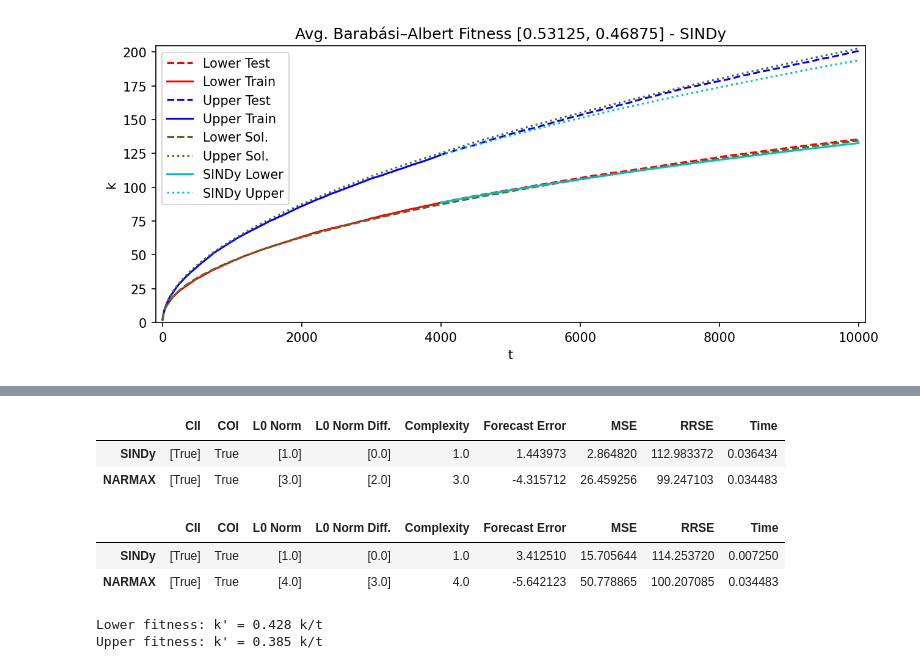
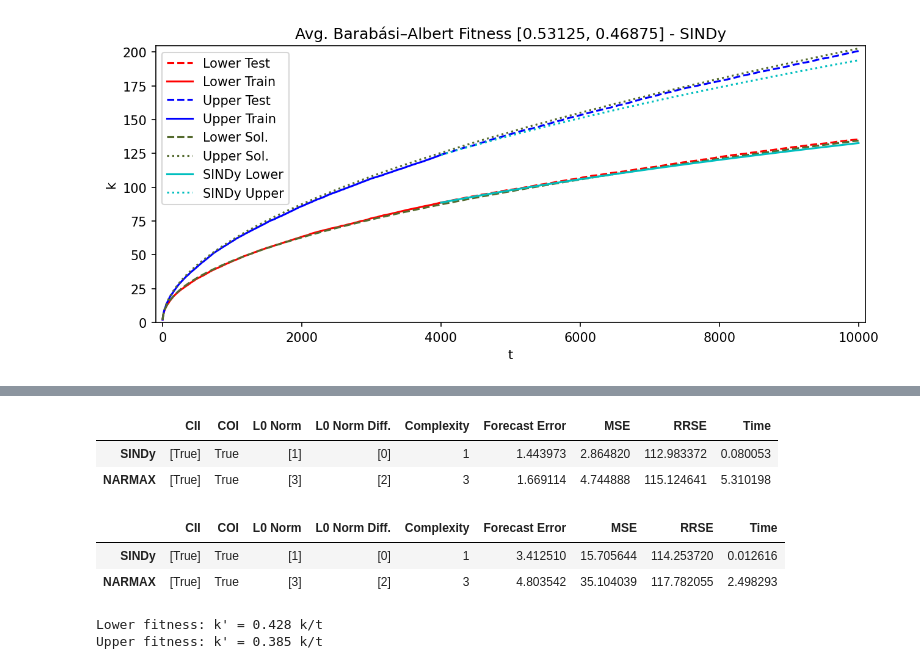
Before and after one commit to DavidContrerasFranco/Data-Driven-Dynamics-Understanding, a Jupyter notebook: Notebooks/barabasi_tight_fitness_model.ipynb, the cells around one changed output, grey strips where cells are left out. Saved outputs shown, nothing was run; the diff lists cells and outputs as text; code cells hidden in the pictures.

```diff
--- a/Notebooks/barabasi_tight_fitness_model.ipynb
+++ b/Notebooks/barabasi_tight_fitness_model.ipynb
@@ -150,15 +150,15 @@ nx_low_model = FROLS(
     order_selection=True,
     info_criteria='bic',
     ylag=1, xlag=1,
-    estimator='least_squares',
-    basis_function=Polynomial(degree=2)
+    estimator='total_least_squares',
+    basis_function=Polynomial(degree=5)
 )
 
 # Train model for the state X and get time
 tic = time.time()
 nx_low_model.fit(X=x_train.reshape(-1, 1), y=k_low_train.reshape(-1, 1))
 toc = time.time()
-narmax_time = toc - tic
+narmax_low_time = toc - tic
 # Get model parameters for the state X and print
 coeffs_y = np.pad(nx_low_model.theta.flatten(), (0, nx_low_model.basis_function.__sizeof__() - len(nx_low_model.theta)))
 params = results(nx_low_model.final_model, nx_low_model.theta, nx_low_model.err, nx_low_model.n_terms, dtype='sci')
@@ -180,15 +180,15 @@ nx_high_model = FROLS(
     order_selection=True,
     info_criteria='bic',
     ylag=1, xlag=1,
-    estimator='least_squares',
-    basis_function=Polynomial(degree=2)
+    estimator='total_least_squares',
+    basis_function=Polynomial(degree=5)
 )
 
 # Train model for the state X and get time
 tic = time.time()
 nx_high_model.fit(X=x_train.reshape(-1, 1), y=k_high_train.reshape(-1, 1))
 toc = time.time()
-narmax_time = toc - tic
+narmax_high_time = toc - tic
 # Get model parameters for the state X and print
 coeffs_y = np.pad(nx_high_model.theta.flatten(), (0, nx_high_model.basis_function.__sizeof__() - len(nx_high_model.theta)))
 params = results(nx_high_model.final_model, nx_high_model.theta, nx_high_model.err, nx_high_model.n_terms, dtype='sci')
@@ -231,17 +256,17 @@ print(end='')
 # %%
 # Lower Metrics DataFrame
-get_metrics_df(k_low_test, sol_terms, sindy_low_model, narmax_low_model, sindy_sim_low, narmax_sim_low, sindy_low_time, narmax_time)
+get_metrics_df(k_low_test, sol_terms, sindy_low_model, narmax_low_model, sindy_sim_low, narmax_sim_low, sindy_low_time, narmax_low_time)
 # %% [output]
 |  | CII | COI | L0 Norm | L0 Norm Diff. | Complexity | Forecast Error | MSE | RRSE | Time |
-| SINDy | [True] | True | [1.0] | [0.0] | 1.0 | 1.443973 | 2.864820 | 112.983372 | 0.036434 |
-| NARMAX | [True] | True | [3.0] | [2.0] | 3.0 | -4.315712 | 26.459256 | 99.247103 | 0.034483 |
+| SINDy | [True] | True | [1] | [0] | 1 | 1.443973 | 2.864820 | 112.983372 | 0.080053 |
+| NARMAX | [True] | True | [3] | [2] | 3 | 1.669114 | 4.744888 | 115.124641 | 5.310198 |
 # %%
 # Upper Metrics DataFrame
-get_metrics_df(k_high_test, sol_terms, sindy_high_model, narmax_high_model, sindy_sim_high, narmax_sim_high, sindy_high_time, narmax_time)
+get_metrics_df(k_high_test, sol_terms, sindy_high_model, narmax_high_model, sindy_sim_high, narmax_sim_high, sindy_high_time, narmax_high_time)
 # %% [output]
 |  | CII | COI | L0 Norm | L0 Norm Diff. | Complexity | Forecast Error | MSE | RRSE | Time |
-| SINDy | [True] | True | [1.0] | [0.0] | 1.0 | 3.412510 | 15.705644 | 114.253720 | 0.007250 |
-| NARMAX | [True] | True | [4.0] | [3.0] | 4.0 | -5.642123 | 50.778865 | 100.207085 | 0.034483 |
+| SINDy | [True] | True | [1] | [0] | 1 | 3.412510 | 15.705644 | 114.253720 | 0.012616 |
+| NARMAX | [True] | True | [3] | [2] | 3 | 4.803542 | 35.104039 | 117.782055 | 2.498293 |
 # %%
 # Get Wide Averaged Models low fitness
 file = '1_BADFitness_[0.46875, 0.53125]_(10000,2).dat'
```
Also changed, not shown: parts of 13 cells of this notebook, 47 other files.
